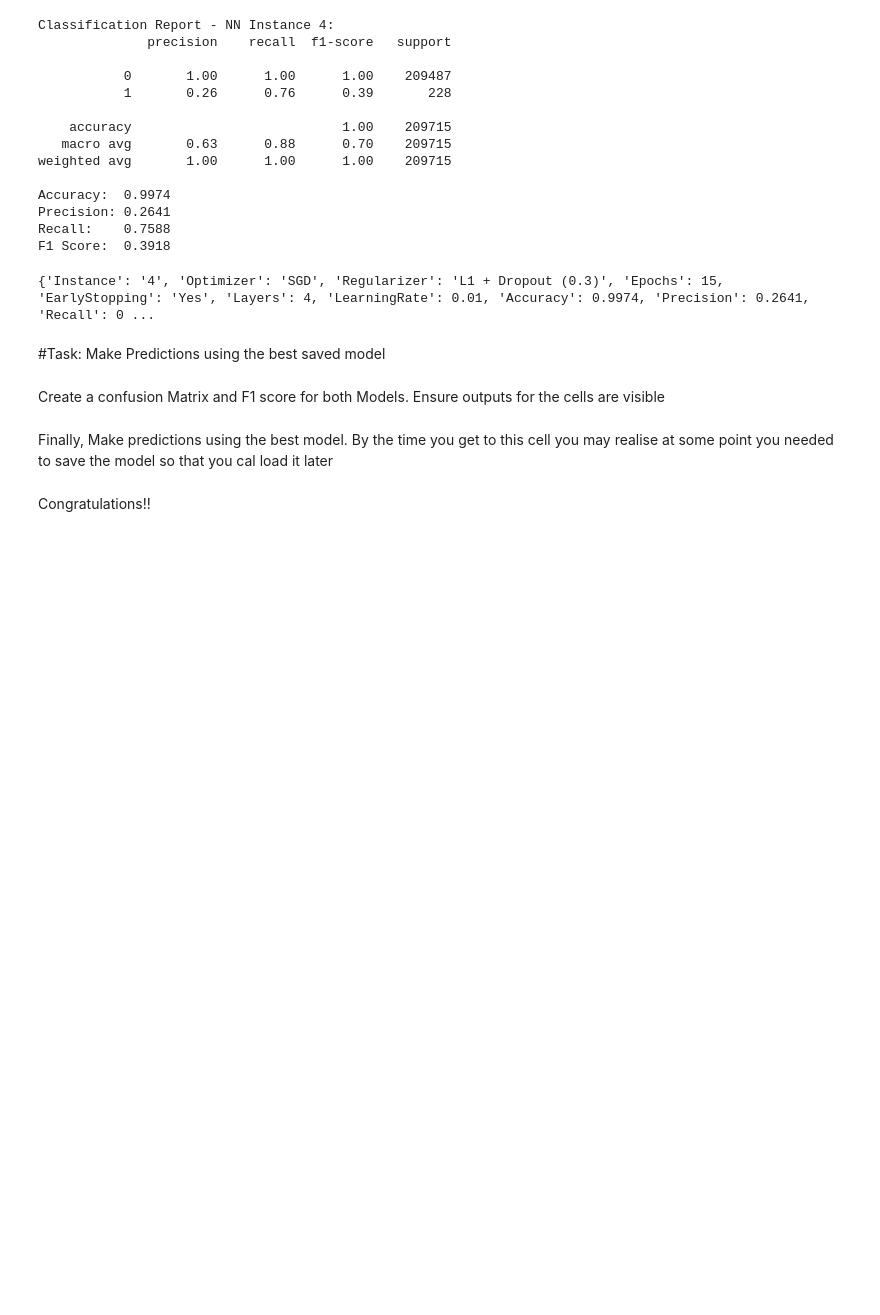
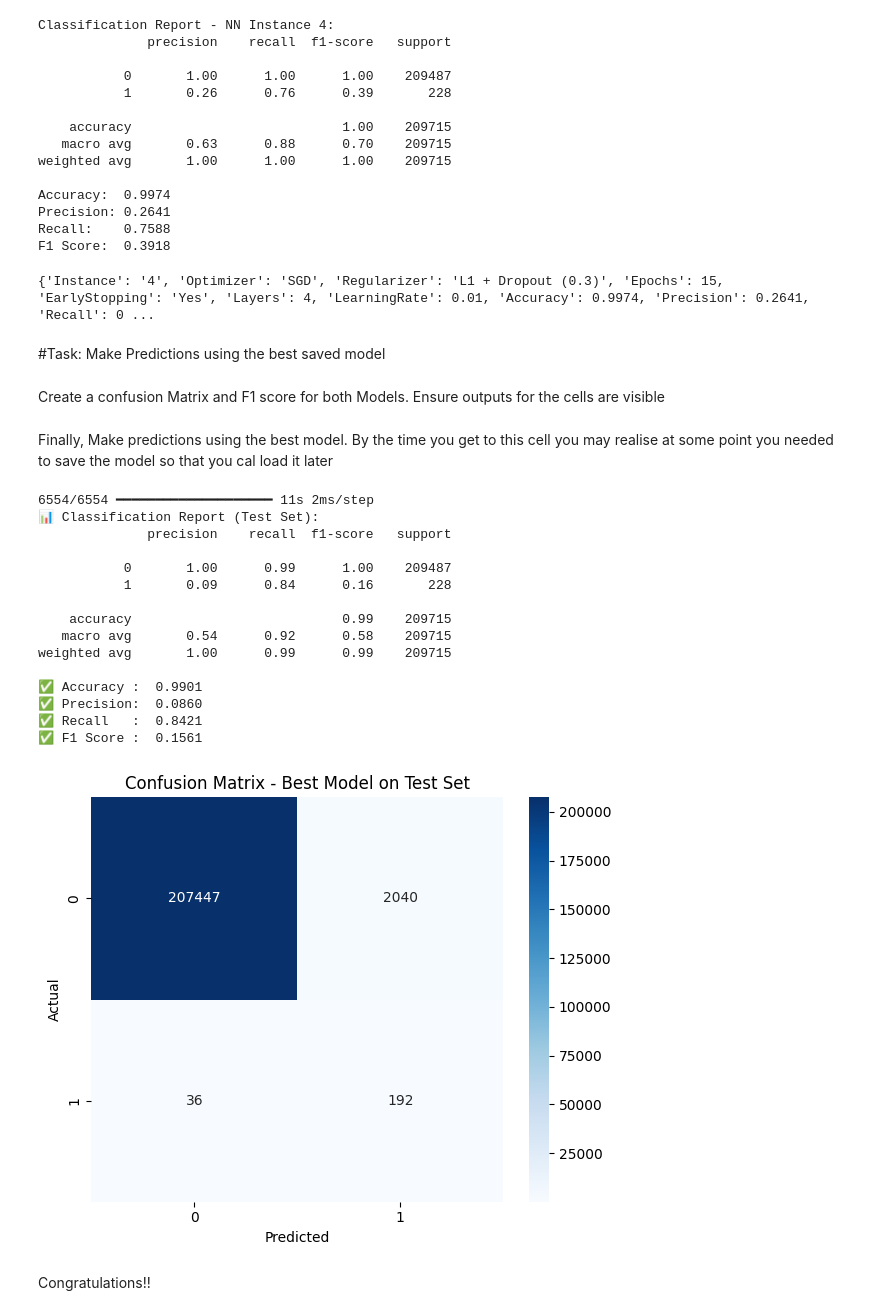
Before and after one commit to JohnOngeri/FraudDetection, a Jupyter notebook: Summative_Intro_to_ml_[John_Ongeri_Ouma_number]_assignment.ipynb, the cells around one changed output. Drawn from its saved outputs; the diff is of its cells as text; code cells hidden in the pictures; blank space fills up the shorter version.

Commit message:
🔍 Final Prediction | Load best model and evaluate on test set with metrics and confusion matrix

```diff
--- a/Summative_Intro_to_ml_[John_Ongeri_Ouma_number]_assignment.ipynb
+++ b/Summative_Intro_to_ml_[John_Ongeri_Ouma_number]_assignment.ipynb
@@ -897,2 +863,52 @@ make_predictions(None)
+# %%
+
+
+# === Step 1: Load the best saved model (Instance 2 had best F1 score)
+model_path = 'saved_models/nn_instance2_optimized.keras'
+model = load_model(model_path)
+
+# === Step 2: Make predictions on the test set
+y_pred_test = (model.predict(X_test_scaled) > 0.5).astype("int32")
+
+# === Step 3: Evaluation Metrics
+acc = accuracy_score(y_test, y_pred_test)
+prec = precision_score(y_test, y_pred_test)
+rec = recall_score(y_test, y_pred_test)
+f1 = f1_score(y_test, y_pred_test)
+
+print("📊 Classification Report (Test Set):")
+print(classification_report(y_test, y_pred_test))
+
+print(f"✅ Accuracy :  {acc:.4f}")
+print(f"✅ Precision:  {prec:.4f}")
+print(f"✅ Recall   :  {rec:.4f}")
+print(f"✅ F1 Score :  {f1:.4f}")
+
+# === Step 4: Confusion Matrix
+cm = confusion_matrix(y_test, y_pred_test)
+plt.figure(figsize=(6, 5))
+sns.heatmap(cm, annot=True, fmt='d', cmap='Blues')
+plt.title('Confusion Matrix - Best Model on Test Set')
+plt.xlabel('Predicted')
+plt.ylabel('Actual')
+plt.tight_layout()
+plt.show()
+# %% [output]
+6554/6554 ━━━━━━━━━━━━━━━━━━━━ 11s 2ms/step
+📊 Classification Report (Test Set):
+              precision    recall  f1-score   support
+
+           0       1.00      0.99      1.00    209487
+           1       0.09      0.84      0.16       228
+
+    accuracy                           0.99    209715
+   macro avg       0.54      0.92      0.58    209715
+weighted avg       1.00      0.99      0.99    209715
+
+✅ Accuracy :  0.9901
+✅ Precision:  0.0860
+✅ Recall   :  0.8421
+✅ F1 Score :  0.1561
+[figure, added]
 # %% [markdown]
 Congratulations!!
```
Also changed, not shown: parts of 3 cells of this notebook.
